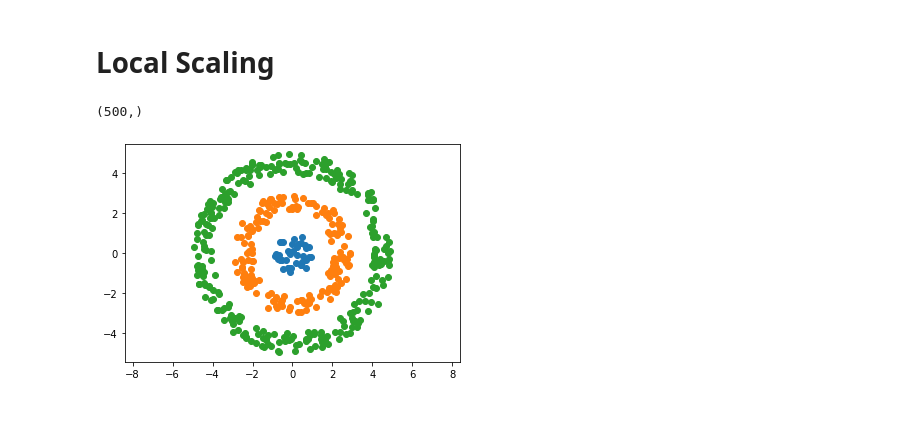
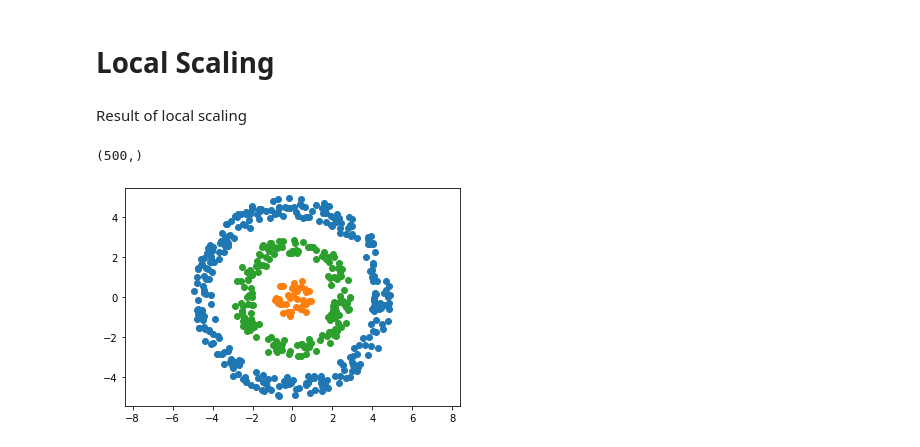
Before and after one commit to zgzhikaru/project_spectral_clustering, a Jupyter notebook: spectral_clusetering.ipynb, the cells around one changed output. Saved outputs shown, nothing was run; the diff lists cells and outputs as text; code cells hidden in the pictures; blank space fills up the shorter version.

```diff
--- a/spectral_clusetering.ipynb
+++ b/spectral_clusetering.ipynb
@@ -121,0 +125,39 @@ nx.draw(G, labels=labeldict, with_labels=True, width=(weights[W > 0] - 0.2)*5, p
+# %%
+# Visualize sim graph
+import networkx as nx
+
+n = W.shape[0]
+
+G = nx.Graph()
+G.add_nodes_from(np.arange(n))
+edges = np.stack(np.where(W > 0)).T
+
+# Adjust edges width
+weights = getSimilarity(data, weighted=True)
+
+for i in range(n):
+    for j in range(n):
+        if W[i,j] > 0:
+            G.add_edge(i, j, weight=(weights[i,j] + 0.02) * 4)
+#G.add_edges_from(edges)
+
+
+# Adjust node position
+y_pos = np.zeros(n)
+y_pos[np.arange(1, n, step=2)] = 1#np.arange(n//2)+1
+y_pos_map = dict(zip(np.argsort(data), y_pos))
+permuted_y_pos = [y_pos_map[i] for i in range(n)]
+
+# Set axis scale equal
+plt.ylim(-0.5, 1.5)
+plt.gca().set_aspect('equal', adjustable='box')
+
+posdict = dict(zip(np.arange(n), tuple(zip(data, permuted_y_pos))))
+labeldict = dict(zip(np.arange(n), np.around(data, 2)))
+weights_draw = nx.get_edge_attributes(G,'weight').values()
+nx.draw(G, labels=labeldict, with_labels=True, pos=posdict, width=list(weights_draw))
+
+#color_map = ['blue'] * N[0] + ['orange'] * N[1]
+
+
+#nx.draw(G, with_labels=False, pos=posdict, node_color=color_map, width=list(weights_draw))
@@ -206,7 +250,7 @@ for c in np.unique(pred):
 [figure]
 # %%
 # Feature vector pattern of each cluster
-clus_marker = [plt.rcParams['axes.prop_cycle'].by_key()['color'][i] for i in [3,2,0,1]]
+clus_marker = plt.rcParams['axes.prop_cycle'].by_key()['color'][:4]
 feat_marker = ['o', 'x', '^', '+']
 
 for c in np.unique(pred):
@@ -321,19 +367,22 @@ getLoss(data, gt_labels)
 # %% [markdown]
 # Local Scaling
+# %% [markdown]
+Result of local scaling
 # %%
 pred = spectral_clustering(data, k, local_scaling=True)
 # %% [output]
 (500,)
 # %%
 plt.axis('equal')
-clus_marker = [plt.rcParams['axes.prop_cycle'].by_key()['color'][i] for i in [2,1,0]]
+#clus_marker = [plt.rcParams['axes.prop_cycle'].by_key()['color'][i] for i in [1,0,2]]
+clus_marker = plt.rcParams['axes.prop_cycle'].by_key()['color'][:3]
 
 for c in range(k):
     cluster_indices = np.where(pred == c)
     clus_points = data[cluster_indices].T
     plt.scatter(clus_points[0], clus_points[1], color=clus_marker[c])
 # %% [output]
-[figure, old version]
+[figure, new version]
 # %%
 getLoss(data, pred)
 # %% [output]
```
Also changed, not shown: parts of 35 cells of this notebook, 4 other files.
